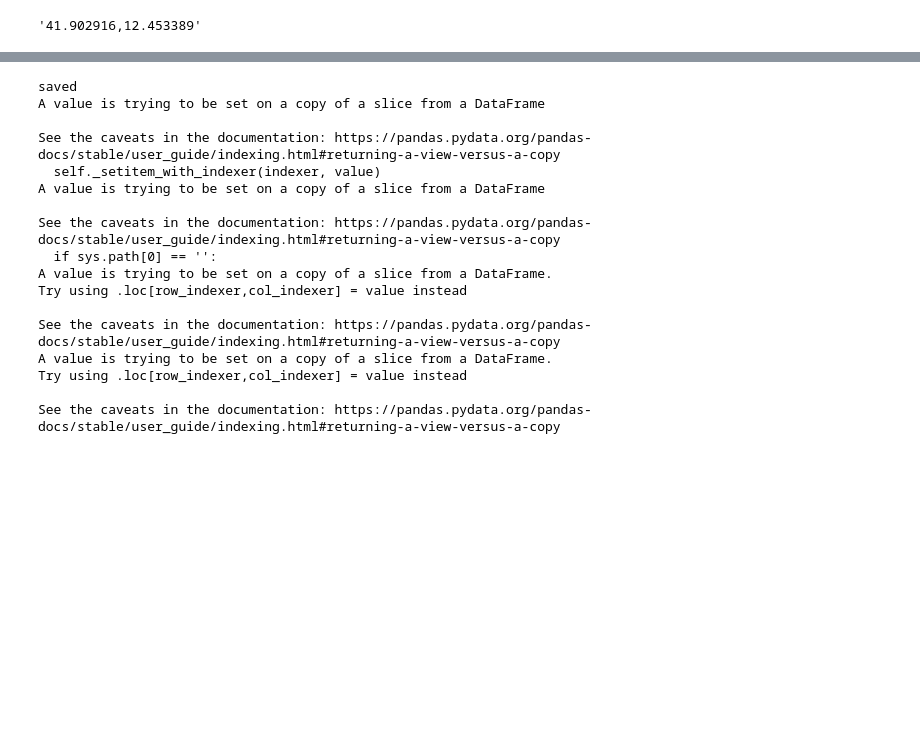
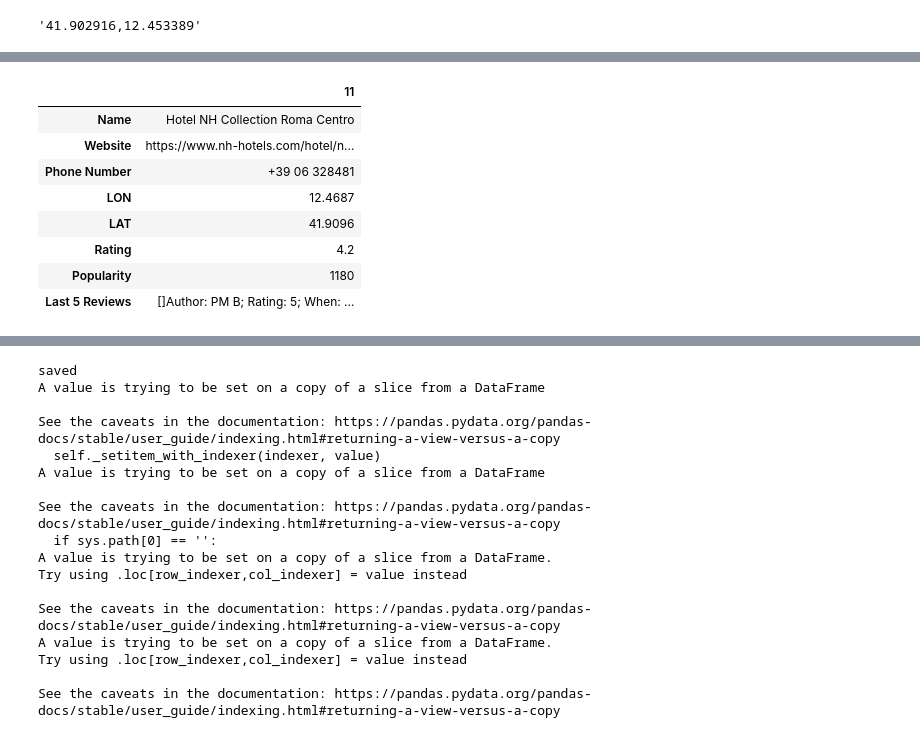
Before and after one commit to pjwork00/ProjectWork, a Jupyter notebook: back-end-python/src/Path_time_API.ipynb, the cells around one changed output, grey strips where cells are left out. Drawn from its saved outputs; the diff is of its cells as text; code cells hidden in the pictures; blank space fills up the shorter version.

```diff
--- a/back-end-python/src/Path_time_API.ipynb
+++ b/back-end-python/src/Path_time_API.ipynb
@@ -52,0 +110,12 @@ UnboundLocalError: local variable 'Full_review' referenced before assignment
+# %%
+Hotel_choosen=pd.DataFrame(
+# %% [output]
+|  | 11 |
+| Name | Hotel NH Collection Roma Centro |
+| Website | https://www.nh-hotels.com/hotel/n... |
+| Phone Number | +39 06 328481 |
+| LON | 12.4687 |
+| LAT | 41.9096 |
+| Rating | 4.2 |
+| Popularity | 1180 |
+| Last 5 Reviews | []Author: PM B; Rating: 5; When: ... |
```
Also changed, not shown: parts of 9 cells of this notebook, 1 other file.
